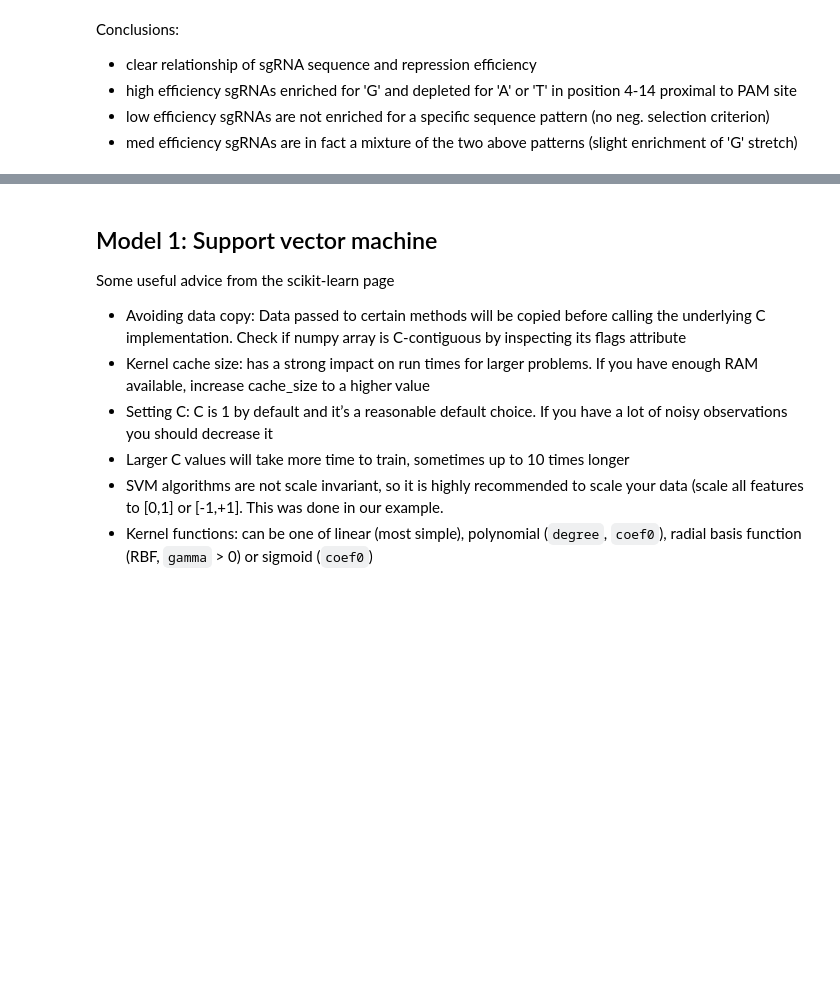
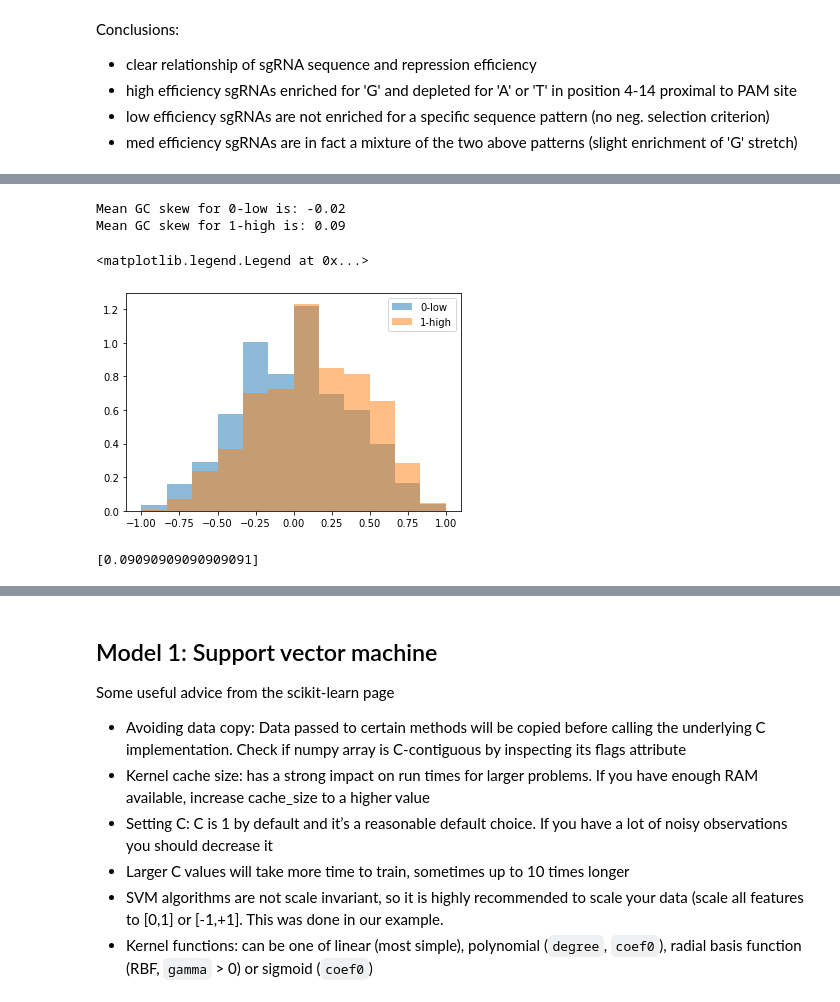
Before and after one commit to m-jahn/R-notebook-crispri-lib, a Jupyter notebook: sgRNA_library_V2/pipeline/sgRNA_ML_analysis.ipynb, the cells around one changed output, grey strips where cells are left out. Drawn from its saved outputs; the diff is of its cells as text; code cells hidden in the pictures; blank space fills up the shorter version.

```diff
--- a/sgRNA_library_V2/pipeline/sgRNA_ML_analysis.ipynb
+++ b/sgRNA_library_V2/pipeline/sgRNA_ML_analysis.ipynb
@@ -289,0 +319,16 @@ Conclusions:
+# %%
+plt.figure(figsize=(6,4))
+for eff in list_bins:
+    eff_subset = fasta_df_reduced[fasta_df_reduced.efficiency_binned == eff]['GC_skew']
+    plt.hist(eff_subset, bins = 12, alpha = 0.5, label = eff, density = True)
+    print('Mean GC skew for {0} is: {1}'.format(eff, str(round(eff_subset.mean(), 2))))
+plt.legend(loc = 'upper right')
+# %% [output]
+Mean GC skew for 0-low is: -0.02
+Mean GC skew for 1-high is: 0.09
+<matplotlib.legend.Legend at 0x...>
+[figure, added]
+# %%
+Bio.SeqUtils.GC_skew('GGGGGGCCCCC')
+# %% [output]
+[0.09090909090909091]
```
Also changed, not shown: parts of 6 cells of this notebook.
